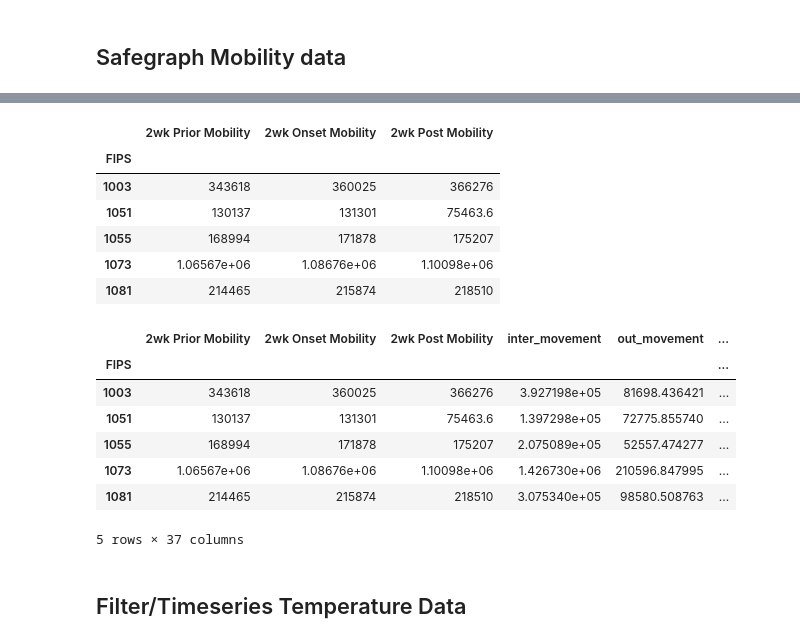
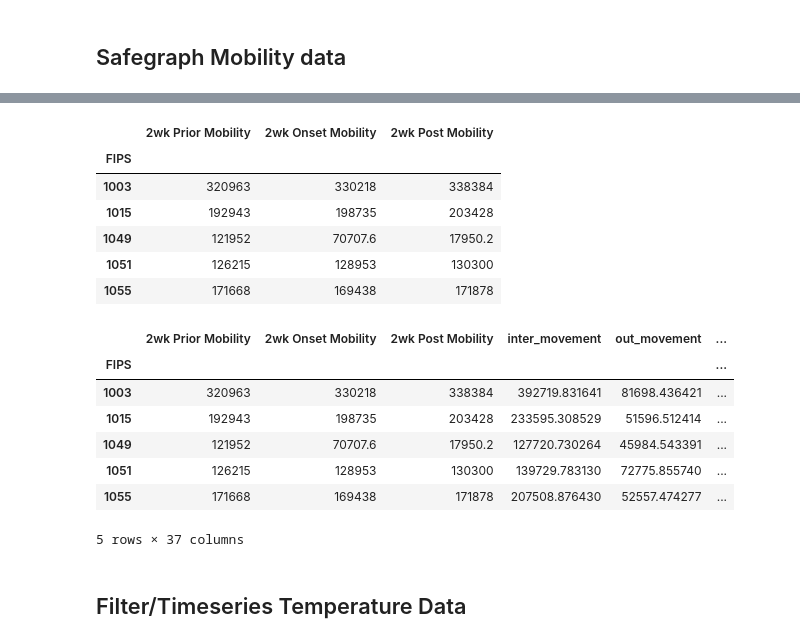
Before and after one commit to jhu-covid-optimization/covid-drivers, a Jupyter notebook: notebooks/bm-01-AC-PCA_data_processing.ipynb, the cells around one changed output, grey strips where cells are left out. Saved outputs shown, nothing was run; the diff lists cells and outputs as text; code cells hidden in the pictures.

```diff
--- a/notebooks/bm-01-AC-PCA_data_processing.ipynb
+++ b/notebooks/bm-01-AC-PCA_data_processing.ipynb
@@ -122,7 +130,7 @@ deaths_t_series.head()
 # total_deaths.columns = ['FIPS', 'deaths']
 death_data = pd.DataFrame(columns=['FIPS', 'Deaths', 'Outbreak_date'])
 dates = deaths_t_series.columns[1:]
-death_thresh = 5
+death_thresh = 3
 n_days = 21
 
 # Get all existing data n_days from the death_thresh death.
@@ -145,6 +153,7 @@ for i in range(len(deaths_t_series)):
                     if county[n_days_later] < county[dates[j+k]]:
                         bad_data=True
                 if not bad_data:
+                    outbreak_date = datetime.datetime.strptime(outbreak_date, '%m/%d/%y')
                     death_data = death_data.append({'FIPS': county['FIPS'], 'Deaths':county[n_days_later], 'Outbreak_date':outbreak_date}, ignore_index=True)
                 break
 
@@ -329,51 +338,51 @@ sg_mobility = pd.DataFrame(index=combined_data.index, columns=['2wk Prior Mobili
 # print(sg_mobility.head())
 for i in combined_data.index:
     mob_per_day = np.zeros(27)
     if i not in safegraph_inter.index:
         continue
     row = combined_data.loc[i]
-    outbreak_date = datetime.datetime.strptime(row['Outbreak_date'], '%m/%d/%y')
+#     outbreak_date = datetime.datetime.strptime(row['Outbreak_date'], '%m/%d/%y')
 #     print(outbreak_date)
-#     outbreak_date = row.loc['Outbreak_date']
+    outbreak_date = row.loc['Outbreak_date']
     for j in range(-13, 14):
         mob_day = outbreak_date + datetime.timedelta(days=j) #.AddDays(j)
         mob_day = mob_day.date()
         if mob_day in safegraph_inter.columns:
             mob_per_day[13+j] = safegraph_inter.loc[i,mob_day]
     prior_mob_arr = np.array(mob_per_day[:14])
     onset_mob_arr = np.array(mob_per_day[7:-6])
     post_mob_arr = np.array(mob_per_day[-14:])
     prior_mob = np.mean(prior_mob_arr)
     onset_mob = np.mean(onset_mob_arr)
     post_mob = np.mean(post_mob_arr)
     sg_mobility.loc[i,'2wk Prior Mobility'] = prior_mob
     sg_mobility.loc[i, '2wk Onset Mobility'] = onset_mob
     sg_mobility.loc[i, '2wk Post Mobility'] = post_mob
 #     if i < combined_data.index[5]:
 #         print(mob_per_day)
 #         print(prior_mob_arr, prior_mob)
 #         print(onset_mob_arr, onset_mob)
 #         print(pos_mob_arr, pos_mob)
 sg_mobility.head()
 # %% [output]
 |  | 2wk Prior Mobility | 2wk Onset Mobility | 2wk Post Mobility |
 | FIPS |  |  |  |
-| 1003 | 343618 | 360025 | 366276 |
-| 1051 | 130137 | 131301 | 75463.6 |
-| 1055 | 168994 | 171878 | 175207 |
-| 1073 | 1.06567e+06 | 1.08676e+06 | 1.10098e+06 |
-| 1081 | 214465 | 215874 | 218510 |
+| 1003 | 320963 | 330218 | 338384 |
+| 1015 | 192943 | 198735 | 203428 |
+| 1049 | 121952 | 70707.6 | 17950.2 |
+| 1051 | 126215 | 128953 | 130300 |
+| 1055 | 171668 | 169438 | 171878 |
 # %%
 combined_data = sg_mobility.merge(combined_data, left_on='FIPS', right_on='FIPS')
 combined_data.head()
 # %% [output]
 |  | 2wk Prior Mobility | 2wk Onset Mobility | 2wk Post Mobility | inter_movement | out_movement | ... |
 | FIPS |  |  |  |  |  | ... |
-| 1003 | 343618 | 360025 | 366276 | 3.927198e+05 | 81698.436421 | ... |
-| 1051 | 130137 | 131301 | 75463.6 | 1.397298e+05 | 72775.855740 | ... |
-| 1055 | 168994 | 171878 | 175207 | 2.075089e+05 | 52557.474277 | ... |
-| 1073 | 1.06567e+06 | 1.08676e+06 | 1.10098e+06 | 1.426730e+06 | 210596.847995 | ... |
-| 1081 | 214465 | 215874 | 218510 | 3.075340e+05 | 98580.508763 | ... |
+| 1003 | 320963 | 330218 | 338384 | 392719.831641 | 81698.436421 | ... |
+| 1015 | 192943 | 198735 | 203428 | 233595.308529 | 51596.512414 | ... |
+| 1049 | 121952 | 70707.6 | 17950.2 | 127720.730264 | 45984.543391 | ... |
+| 1051 | 126215 | 128953 | 130300 | 139729.783130 | 72775.855740 | ... |
+| 1055 | 171668 | 169438 | 171878 | 207508.876430 | 52557.474277 | ... |
 5 rows × 37 columns
 # %% [markdown]
 ## Filter/Timeseries Temperature Data
```
Also changed, not shown: parts of 29 cells of this notebook, 1 other file.
